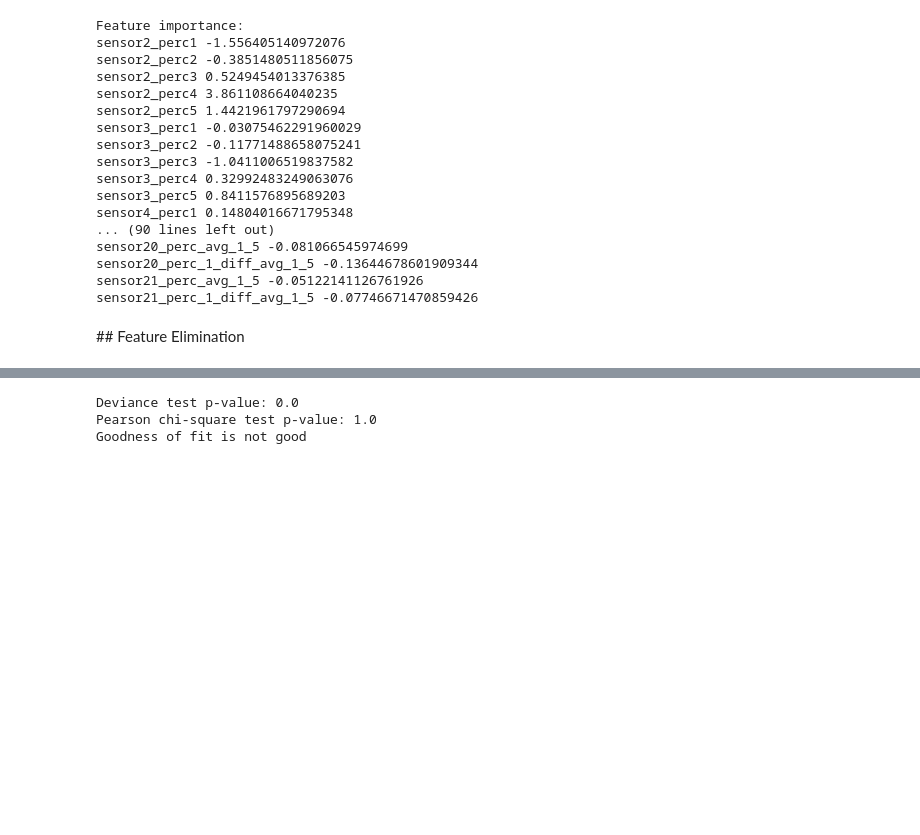
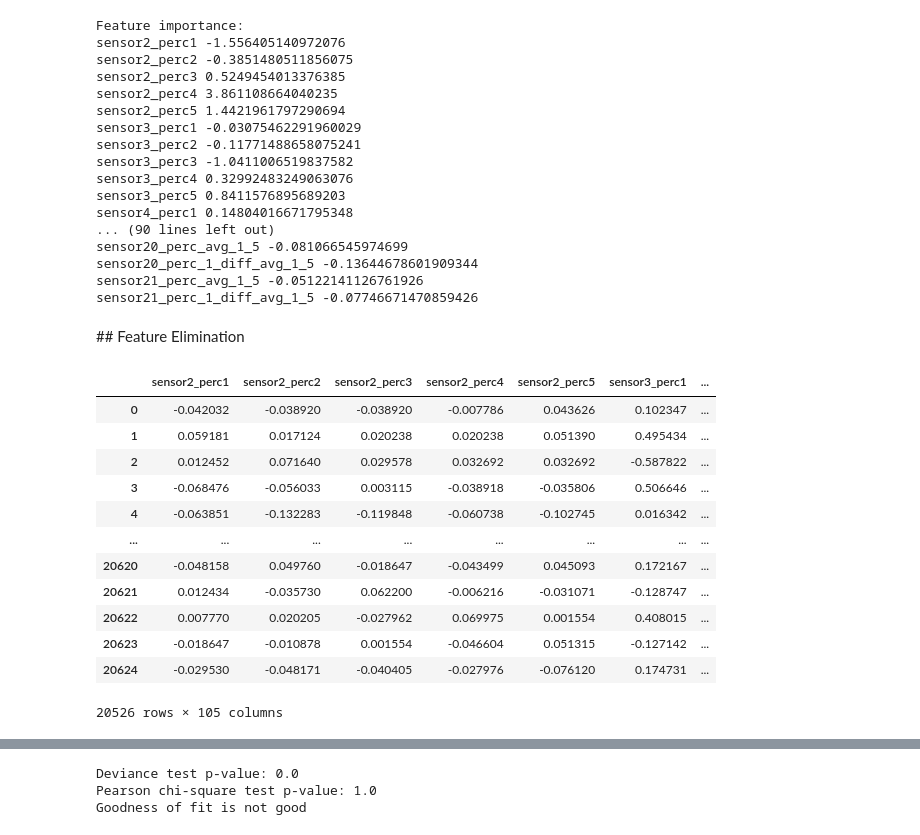
Before and after one commit to egehanyorulmaz/nasa-turbofan-engine-rul-prediction, a Jupyter notebook: LogisticRegression.ipynb, the cells around one changed output, grey strips where cells are left out. Drawn from its saved outputs; the diff is of its cells as text; code cells hidden in the pictures; blank space fills up the shorter version.

```diff
--- a/LogisticRegression.ipynb
+++ b/LogisticRegression.ipynb
@@ -399,3 +448,19 @@ sensor21_perc_avg_1_5 -0.05122141126761926
 sensor21_perc_1_diff_avg_1_5 -0.07746671470859426
 # %% [markdown]
 ## Feature Elimination
+# %%
+X
+# %% [output]
+|  | sensor2_perc1 | sensor2_perc2 | sensor2_perc3 | sensor2_perc4 | sensor2_perc5 | sensor3_perc1 | ... |
+| 0 | -0.042032 | -0.038920 | -0.038920 | -0.007786 | 0.043626 | 0.102347 | ... |
+| 1 | 0.059181 | 0.017124 | 0.020238 | 0.020238 | 0.051390 | 0.495434 | ... |
+| 2 | 0.012452 | 0.071640 | 0.029578 | 0.032692 | 0.032692 | -0.587822 | ... |
+| 3 | -0.068476 | -0.056033 | 0.003115 | -0.038918 | -0.035806 | 0.506646 | ... |
+| 4 | -0.063851 | -0.132283 | -0.119848 | -0.060738 | -0.102745 | 0.016342 | ... |
+| ... | ... | ... | ... | ... | ... | ... | ... |
+| 20620 | -0.048158 | 0.049760 | -0.018647 | -0.043499 | 0.045093 | 0.172167 | ... |
+| 20621 | 0.012434 | -0.035730 | 0.062200 | -0.006216 | -0.031071 | -0.128747 | ... |
+| 20622 | 0.007770 | 0.020205 | -0.027962 | 0.069975 | 0.001554 | 0.408015 | ... |
+| 20623 | -0.018647 | -0.010878 | 0.001554 | -0.046604 | 0.051315 | -0.127142 | ... |
+| 20624 | -0.029530 | -0.048171 | -0.040405 | -0.027976 | -0.076120 | 0.174731 | ... |
+20526 rows × 105 columns
```
Also changed, not shown: parts of 11 cells of this notebook.
